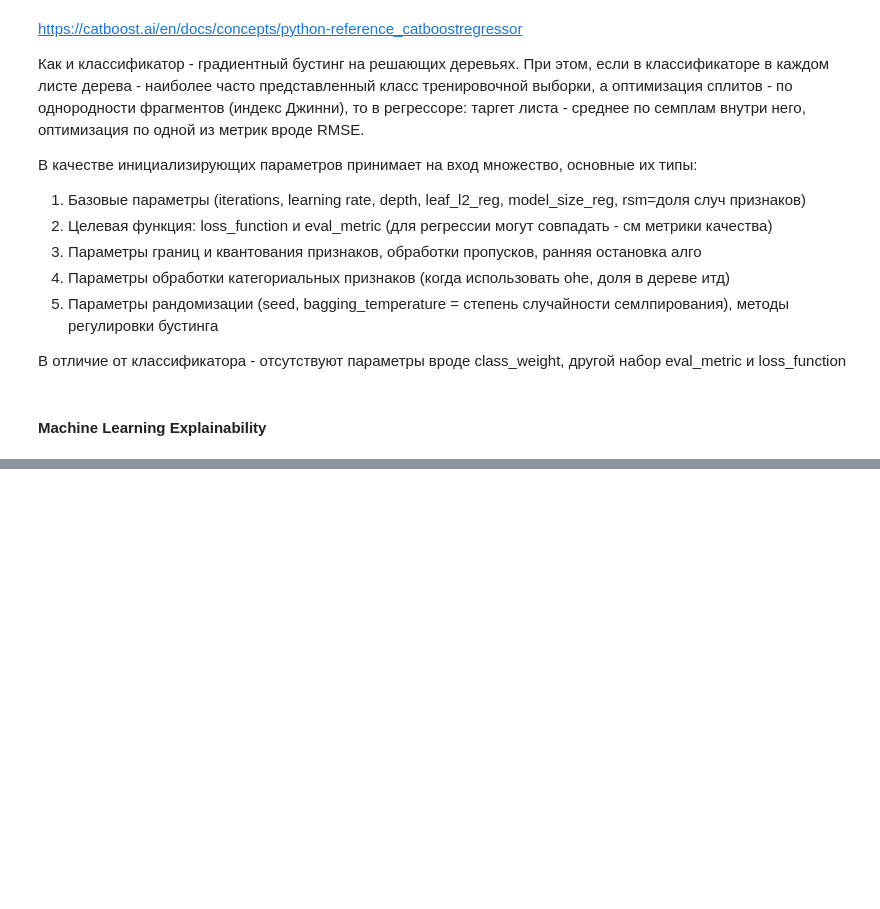
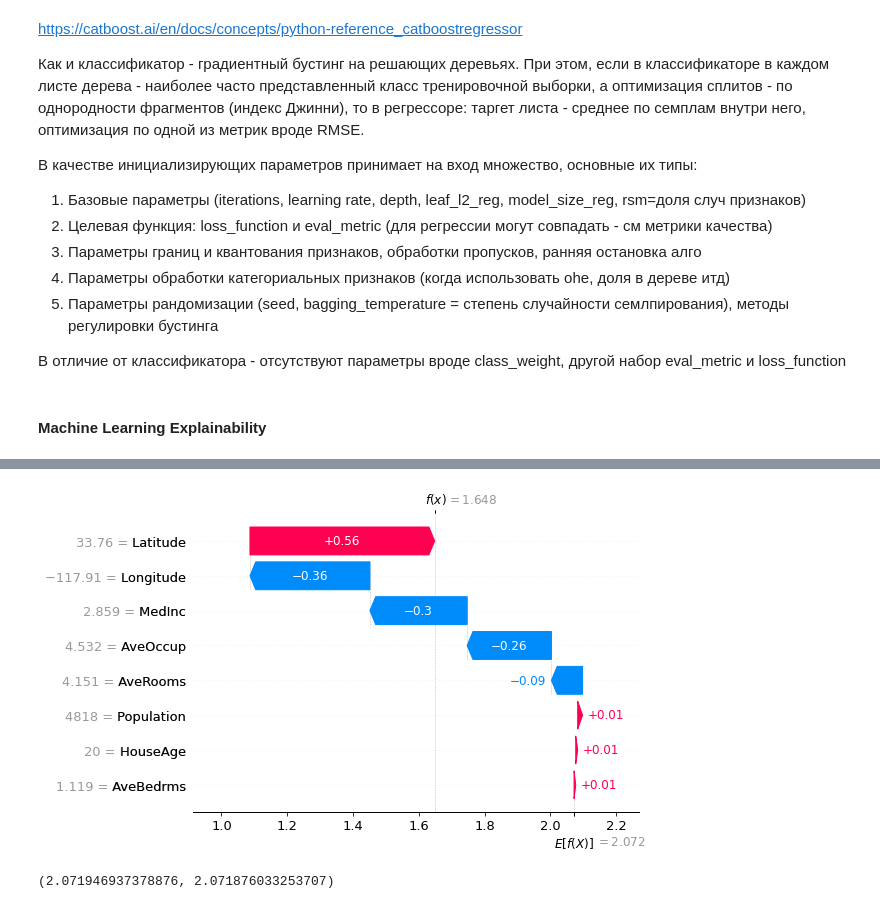
Before and after one commit to gavrevnik/analytics_tools, a Jupyter notebook: ML.ipynb, the cells around one changed output, grey strips where cells are left out. Saved outputs shown, nothing was run; the diff lists cells and outputs as text; code cells hidden in the pictures; blank space fills up the shorter version.

```diff
--- a/ML.ipynb
+++ b/ML.ipynb
@@ -1693,0 +1715,10 @@ dir(shap)
+# %%
+# вклад разных фичей в предикт по конкретному объекту
+ml.draw_sample_shap(shap_vals, 12)
+# %% [output]
+[figure, added]
+# %%
+# expectedVal = E(f) = dummy-предсказание по среднему от train (логит для классификации, предикт для регр)
+np.mean(y_train), shap_values.base_values[0]
+# %% [output]
+(2.071946937378876, 2.071876033253707)
```
Also changed, not shown: parts of 9 cells of this notebook, 3 other files.
